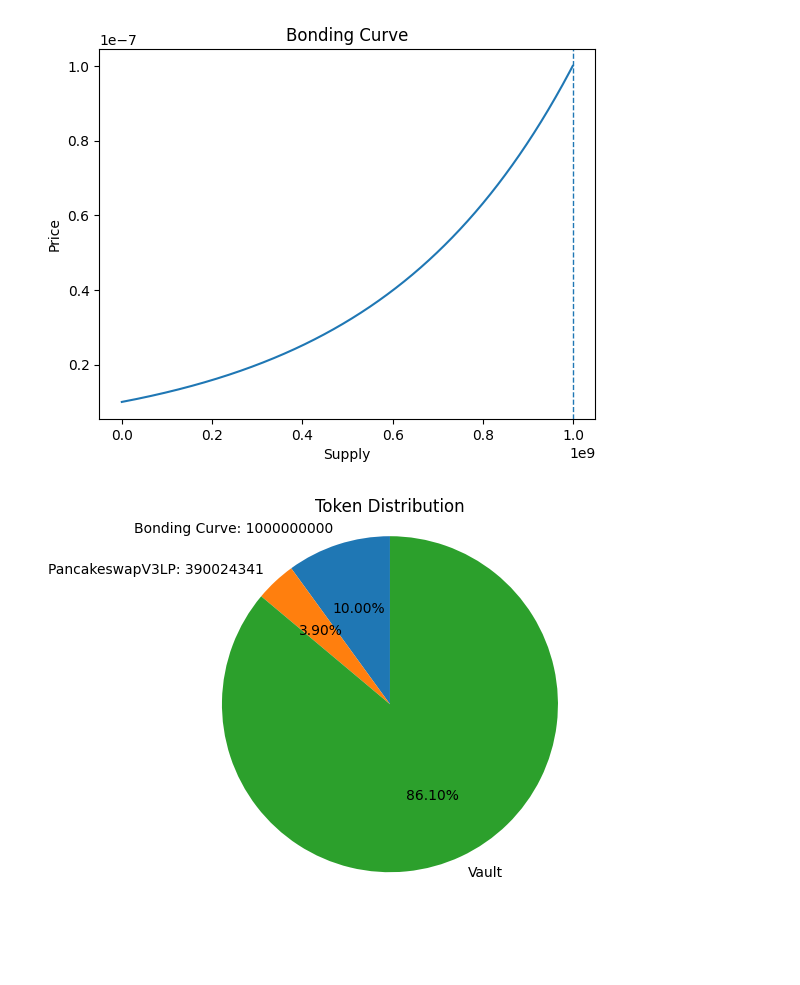
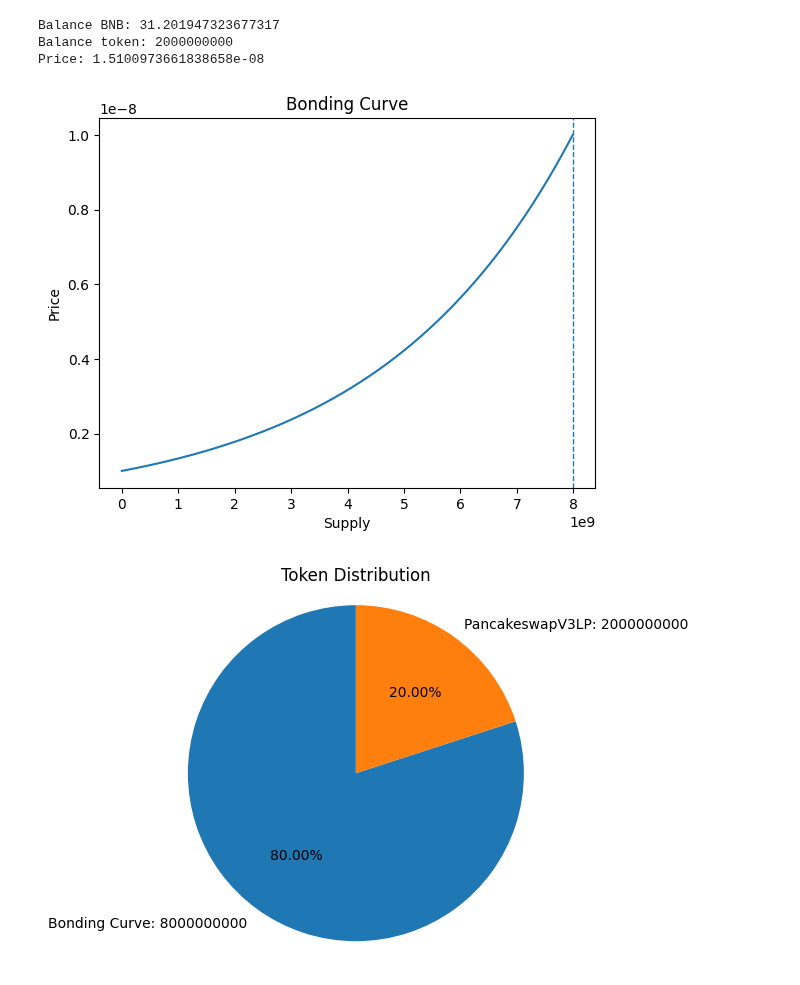
Before and after one commit to yoosoftcc/DexFormulas, a Jupyter notebook: bonding_curve.ipynb, the cells around one changed output. Drawn from its saved outputs; the diff is of its cells as text; code cells hidden in the pictures; blank space fills up the shorter version.

```diff
--- a/bonding_curve.ipynb
+++ b/bonding_curve.ipynb
@@ -25,21 +25,24 @@ from matplotlib import pyplot
     可配置参数 - maxSupply
 """
 
+# launch fee (1BNB)
+launch_fee = 1
+
 # 初始价格（BNB单位）
-startingPrice = 0.00000001
+startingPrice = 0.000000001
 
 # 1000 个价格阶梯
 stepCount = 1000
 
 # 内盘目标价格 （BNB单位）
-targetPrice = 0.0000001
+targetPrice = 0.00000001
 
-# 内盘目标市值（BNB单位）
-targetMcap = 100
+# # 内盘目标市值（BNB单位）
+# targetMcap = 100
 
 # 最大供应量：10B
 maxSupply = 10_000_000_000
-maxSupplyAtCurve = min(maxSupply, targetMcap / targetPrice)
+maxSupplyAtCurve = 8_000_000_000
 
 # 允许创建者分配 token，即创建同时捆版买入，默认为 0
 creatorAllocation = 0
@@ -62,36 +65,41 @@ x = index * deltaX + creatorAllocation
 # y 轴价格
 y = [startingPrice]
 
 # 储备代币数量 BNB
 reserve = 0
 for i in range(1, len(index)):
     prevY = y[i - 1]
     currY = prevY * percentageIncrease
     y.append(currY)
     reserve += deltaX * prevY
+print('Balance BNB:', reserve)
+print('Balance token:', maxSupply - maxSupplyAtCurve)
 
+print('Price:', (reserve - launch_fee) / (maxSupply - maxSupplyAtCurve))
 # style 为 plain 即 禁用科学计数法格式，但有些长
 ax = pyplot.gca()
 ax.ticklabel_format(style='sci', axis='y')
 ax.ticklabel_format(style='sci', axis='x')
 
 pyplot.title("Bonding Curve")
 pyplot.xlabel("Supply")
 pyplot.ylabel("Price")
 pyplot.plot(x, y)
 pyplot.axvline(maxSupplyAtCurve, linewidth=1, linestyle='--')
 pyplot.show()
 
 # 价格需要确保从内盘平移至 LP池，即价格模型从 bonding curve 转变为 x*y=k AMM
 # 代币分配见饼图
-lpBNB = reserve
+lpBNB = reserve - launch_fee
 lpToken = min(lpBNB / targetPrice, maxSupply - maxSupplyAtCurve)
-vault = maxSupply - maxSupplyAtCurve - lpToken
-pyplot.pie([maxSupplyAtCurve, lpToken, vault],
-           labels=[f"Bonding Curve: {int(maxSupplyAtCurve)}", f"PancakeswapV3LP: {int(lpToken)}", "Vault"], autopct='%1.2f%%', startangle=90)
+pyplot.pie([maxSupplyAtCurve, lpToken],
+           labels=[f"Bonding Curve: {int(maxSupplyAtCurve)}", f"PancakeswapV3LP: {int(lpToken)}"], autopct='%1.2f%%', startangle=90)
 pyplot.axis('equal')
 pyplot.title('Token Distribution')
 pyplot.show()
 # %% [output]
+Balance BNB: 31.201947323677317
+Balance token: 2000000000
+Price: 1.5100973661838658e-08
-[figure, old version]
+[figure, new version]
-[figure, old version]
+[figure, new version]
```
